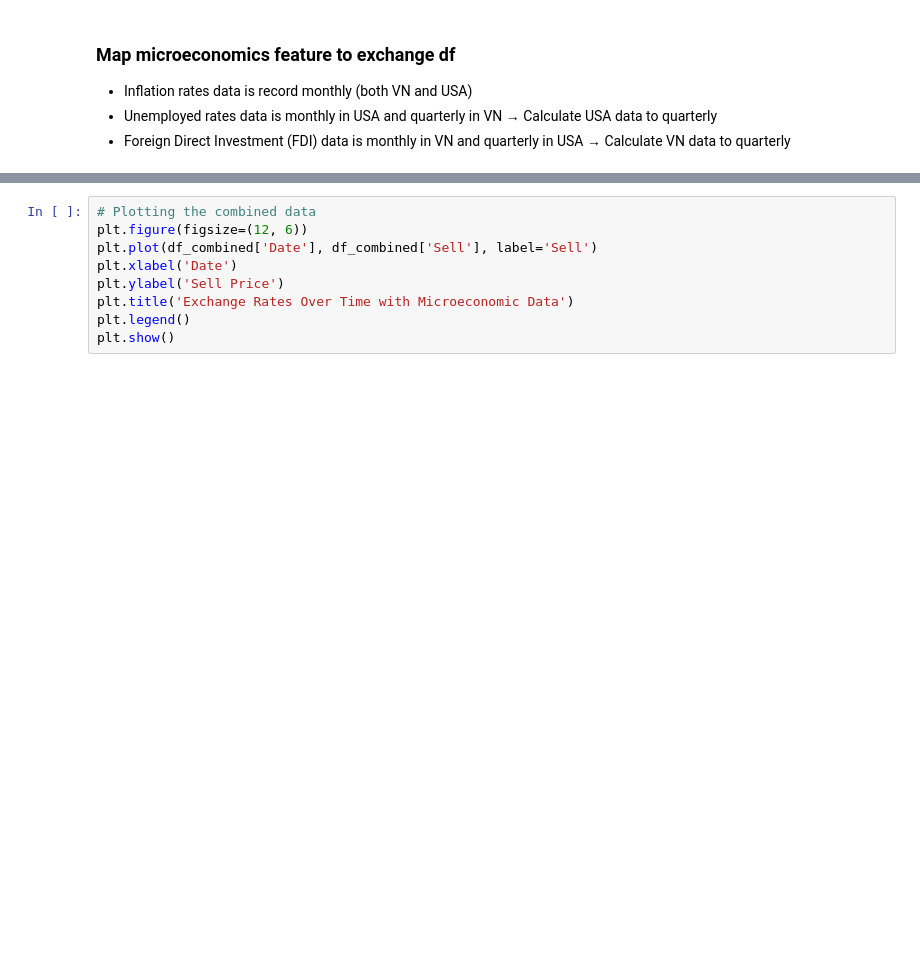
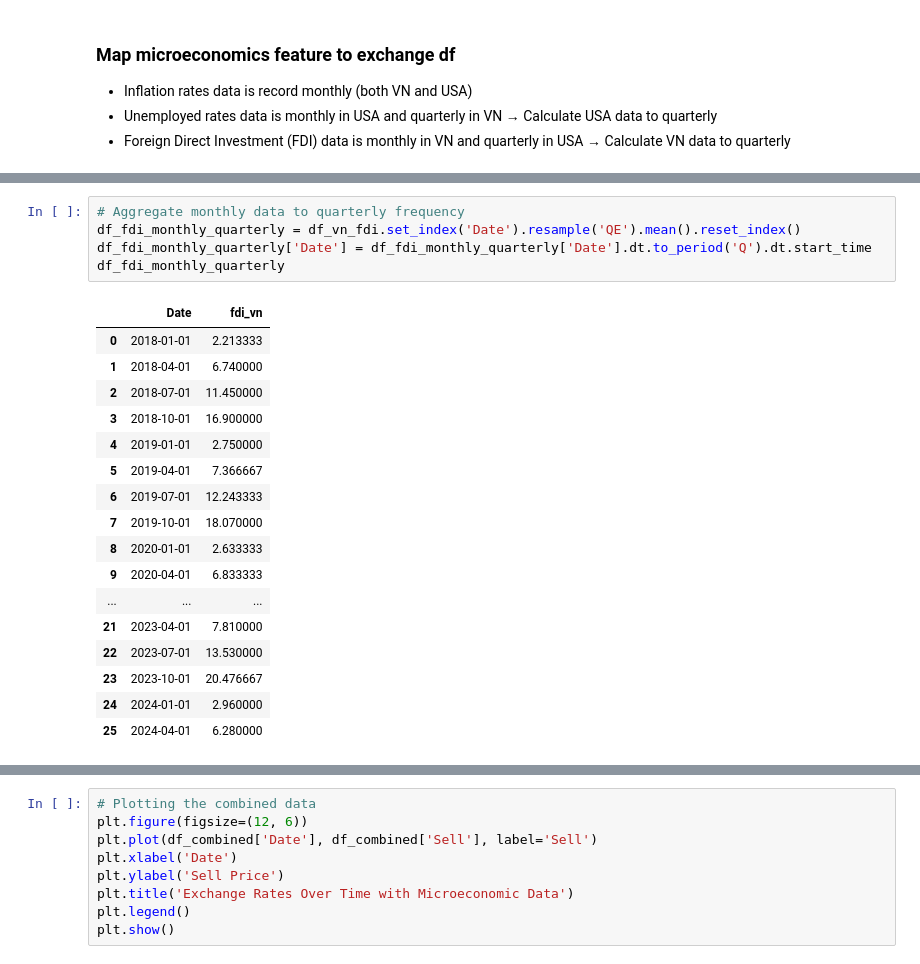
Before and after one commit to VA0211/DSP391m_GROUP3, a Jupyter notebook: eda/clean_data.ipynb, the cells around one changed output, grey strips where cells are left out. Drawn from its saved outputs; the diff is of its cells as text; blank space fills up the shorter version.

```diff
--- a/eda/clean_data.ipynb
+++ b/eda/clean_data.ipynb
@@ -317,0 +347,23 @@ df_unemploy_daily
+# %%
+# Aggregate monthly data to quarterly frequency
+df_fdi_monthly_quarterly = df_vn_fdi.set_index('Date').resample('QE').mean().reset_index()
+df_fdi_monthly_quarterly['Date'] = df_fdi_monthly_quarterly['Date'].dt.to_period('Q').dt.start_time
+df_fdi_monthly_quarterly
+# %% [output]
+|  | Date | fdi_vn |
+| 0 | 2018-01-01 | 2.213333 |
+| 1 | 2018-04-01 | 6.740000 |
+| 2 | 2018-07-01 | 11.450000 |
+| 3 | 2018-10-01 | 16.900000 |
+| 4 | 2019-01-01 | 2.750000 |
+| 5 | 2019-04-01 | 7.366667 |
+| 6 | 2019-07-01 | 12.243333 |
+| 7 | 2019-10-01 | 18.070000 |
+| 8 | 2020-01-01 | 2.633333 |
+| 9 | 2020-04-01 | 6.833333 |
+| ... | ... | ... |
+| 21 | 2023-04-01 | 7.810000 |
+| 22 | 2023-07-01 | 13.530000 |
+| 23 | 2023-10-01 | 20.476667 |
+| 24 | 2024-01-01 | 2.960000 |
+| 25 | 2024-04-01 | 6.280000 |
```
Also changed, not shown: parts of 15 cells of this notebook, 1 other file.
